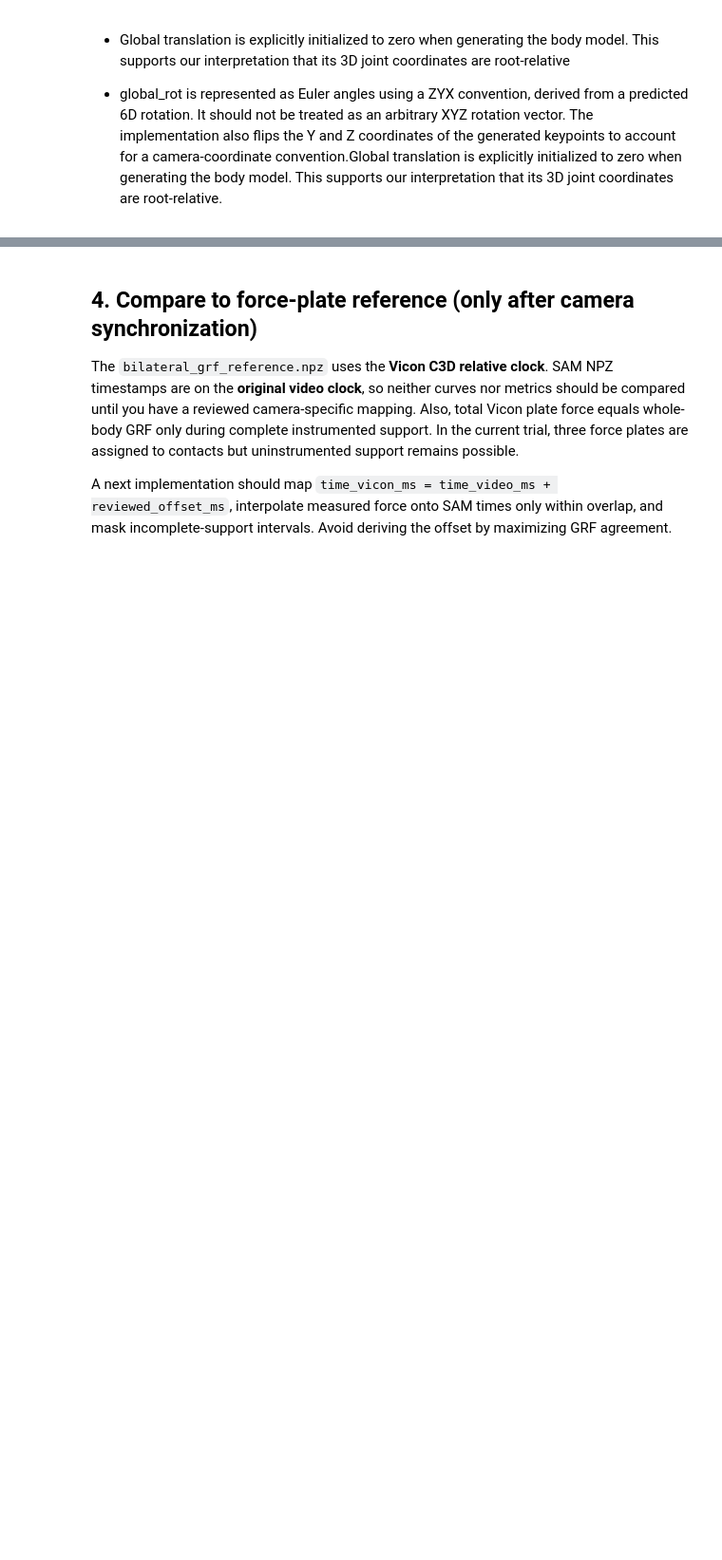
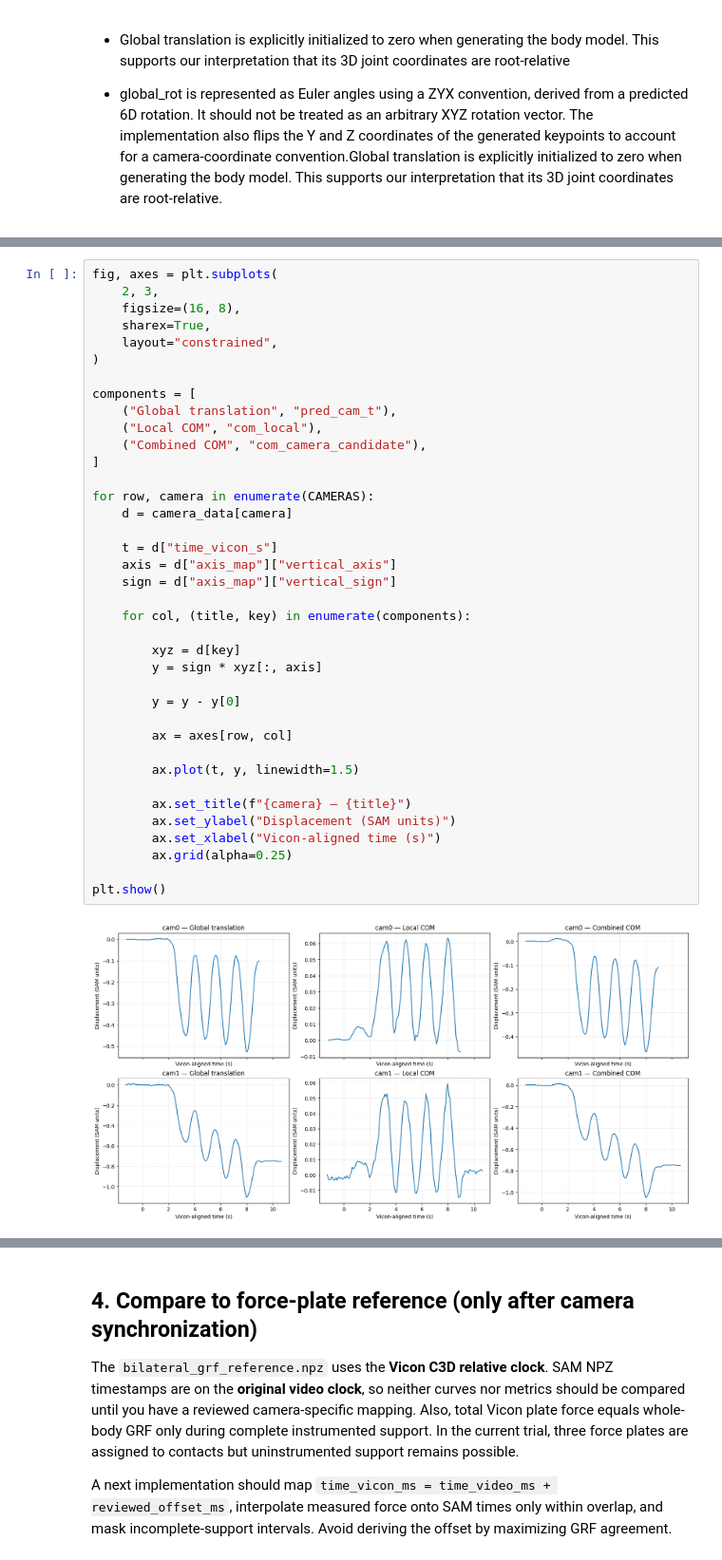
Before and after one commit to tdjohnson1987/markerless_sam, a Jupyter notebook: notebooks/03_kinetics_physics_informed.ipynb, the cells around one changed output, grey strips where cells are left out. Shown at 95% size. Cells and saved outputs as stored; diff of their text form; blank space fills up the shorter version.

```diff
--- a/notebooks/03_kinetics_physics_informed.ipynb
+++ b/notebooks/03_kinetics_physics_informed.ipynb
@@ -451,0 +2426,40 @@ OSError: The c3d file could not be opened, please verify the path: unspecified i
+# %%
+fig, axes = plt.subplots(
+    2, 3,
+    figsize=(16, 8),
+    sharex=True,
+    layout="constrained",
+)
+
+components = [
+    ("Global translation", "pred_cam_t"),
+    ("Local COM", "com_local"),
+    ("Combined COM", "com_camera_candidate"),
+]
+
+for row, camera in enumerate(CAMERAS):
+    d = camera_data[camera]
+
+    t = d["time_vicon_s"]
+    axis = d["axis_map"]["vertical_axis"]
+    sign = d["axis_map"]["vertical_sign"]
+
+    for col, (title, key) in enumerate(components):
+
+        xyz = d[key]
+        y = sign * xyz[:, axis]
+
+        y = y - y[0]
+
+        ax = axes[row, col]
+
+        ax.plot(t, y, linewidth=1.5)
+
+        ax.set_title(f"{camera} — {title}")
+        ax.set_ylabel("Displacement (SAM units)")
+        ax.set_xlabel("Vicon-aligned time (s)")
+        ax.grid(alpha=0.25)
+
+plt.show()
+# %% [output]
+[figure, added]
```
Also changed, not shown: parts of 29 cells of this notebook, 2 other files.
